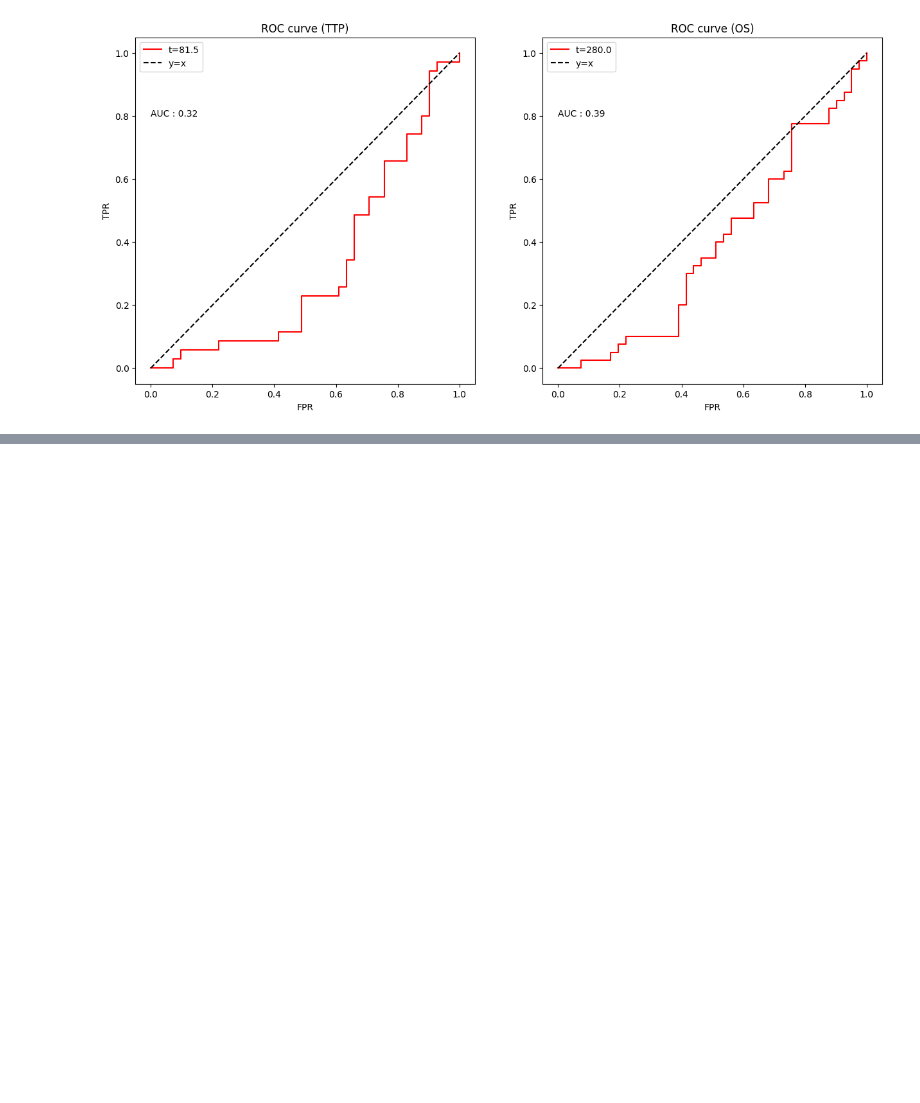
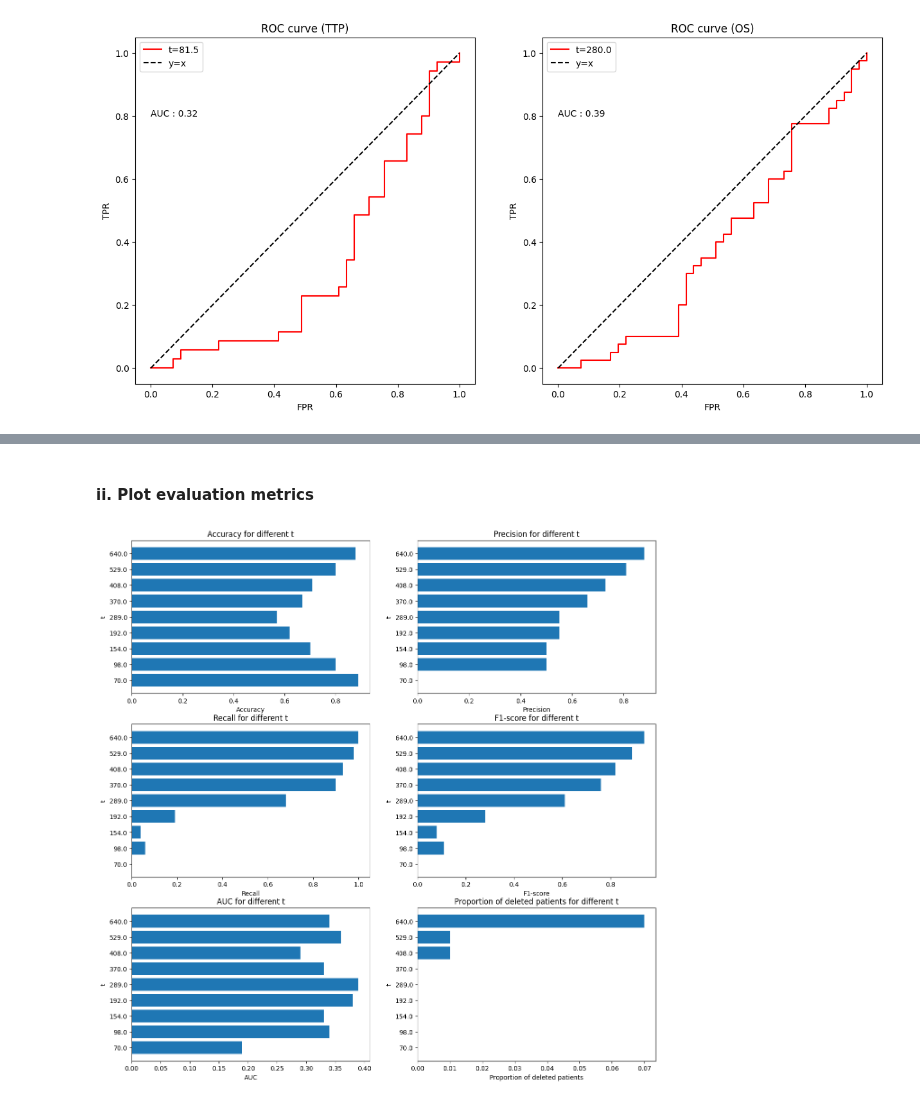
Before and after one commit to Arthur8754/mutational-signatures, a Jupyter notebook: binary-survival-analysis.ipynb, the cells around one changed output, grey strips where cells are left out. Saved outputs shown, nothing was run; the diff lists cells and outputs as text; code cells hidden in the pictures; blank space fills up the shorter version.

```diff
--- a/binary-survival-analysis.ipynb
+++ b/binary-survival-analysis.ipynb
@@ -183,0 +316,2 @@ plt.savefig('ROC-curve-fixed-t.png')
+# %%
+t_values_os = [np.quantile(time_os, q) for q in Q]
@@ -183,0 +321,9 @@ plt.savefig('ROC-curve-fixed-t.png')
+# %%
+acc_values_os, pre_values_os, rec_values_os, f1_values_os, FPR_values_os, TPR_values_os, auc_values_os, to_drop_values_os = pipeline_binary_classifier(X_os, status_os, time_os, t_values_os)
+# %% [markdown]
+#### ii. Plot evaluation metrics
+# %%
+# From confusion matrix :
+compare_metrics(acc_values_os, pre_values_os, rec_values_os, auc_values_os, f1_values_os, to_drop_values_os, t_values_os, "OS.png")
+# %% [output]
+[figure, added]
```
Also changed, not shown: parts of 13 cells of this notebook.
